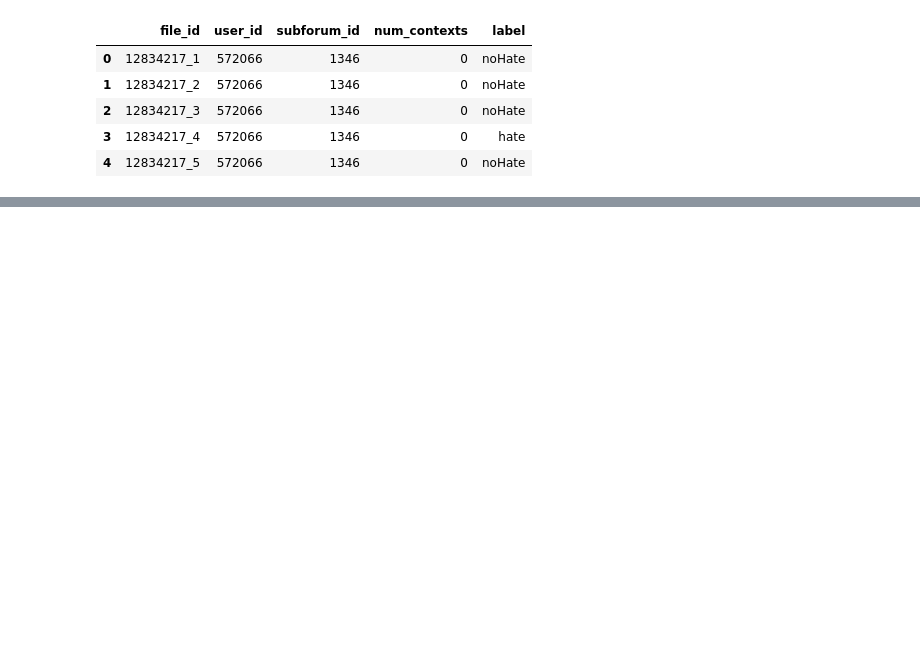
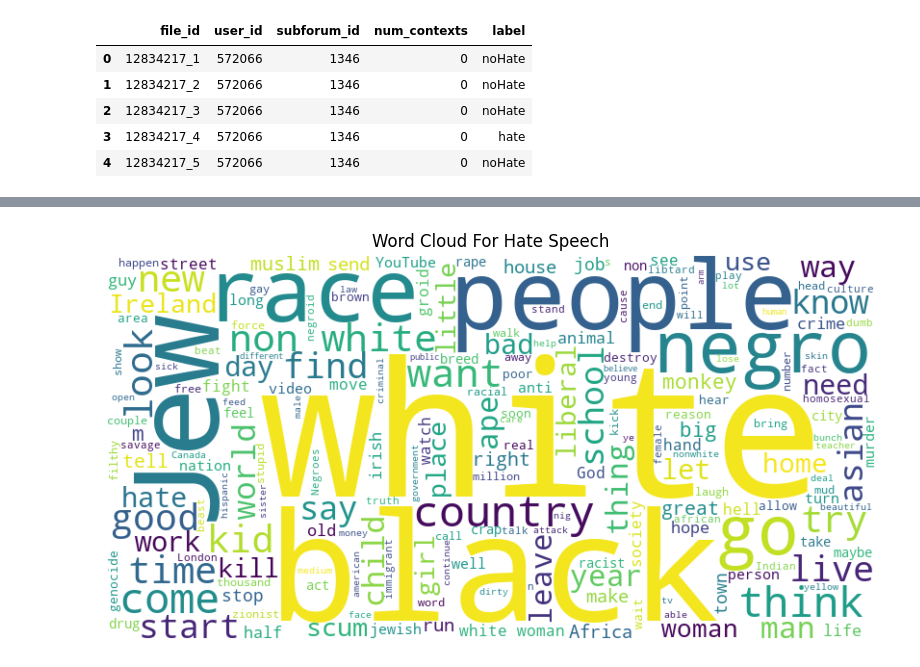
Before and after one commit to Sundaraselvamp/Hate-Speech, a Jupyter notebook: notebook/contextual_analysis.ipynb, the cells around one changed output, grey strips where cells are left out. Drawn from its saved outputs; the diff is of its cells as text; code cells hidden in the pictures; blank space fills up the shorter version.

Commit message:
temporal_analysis

```diff
--- a/notebook/contextual_analysis.ipynb
+++ b/notebook/contextual_analysis.ipynb
@@ -31,3 +39,5 @@ data.head()
 | 2 | 12834217_3 | 572066 | 1346 | 0 | noHate |
 | 3 | 12834217_4 | 572066 | 1346 | 0 | hate |
 | 4 | 12834217_5 | 572066 | 1346 | 0 | noHate |
+# %%
+data['actual_text']=data['file_id'].apply(lambda file_id: read_text_from_file(file_id))
@@ -33,0 +53,3 @@ data.head()
+# %%
+# preprocess and tokenize the text
+data['preprocessed_text']=data['actual_text'].apply(lambda text:' '.join(spacy_tokenizer(text)))
@@ -33,0 +65,3 @@ data.head()
+# %%
+# Remove rows where preprocessed_data is an empty string
+data=data[data['preprocessed_text']!='']
@@ -33,0 +98,5 @@ data.head()
+# %%
+from textblob import TextBlob
+
+# Apply sentiment analysis with TextBlob
+data['sentiment'] = data['preprocessed_text'].apply(lambda x: TextBlob(x).sentiment.polarity)
@@ -33,0 +147,14 @@ data.head()
+# %%
+# wordcloud for the most frequent words in hate speech
+hate_speech_wordcloud=WordCloud(
+    width=800,
+    height=400,
+    background_color='white').generate(''.join(data[data['label']=='hate']['preprocessed_text']))
+
+plt.figure(figsize=(10,5))
+plt.imshow(hate_speech_wordcloud,interpolation='bilinear')
+plt.axis('off')
+plt.title('Word Cloud For Hate Speech')
+plt.show()
+# %% [output]
+[figure, added]
```
Also changed, not shown: parts of 15 cells of this notebook, 2 other files.
